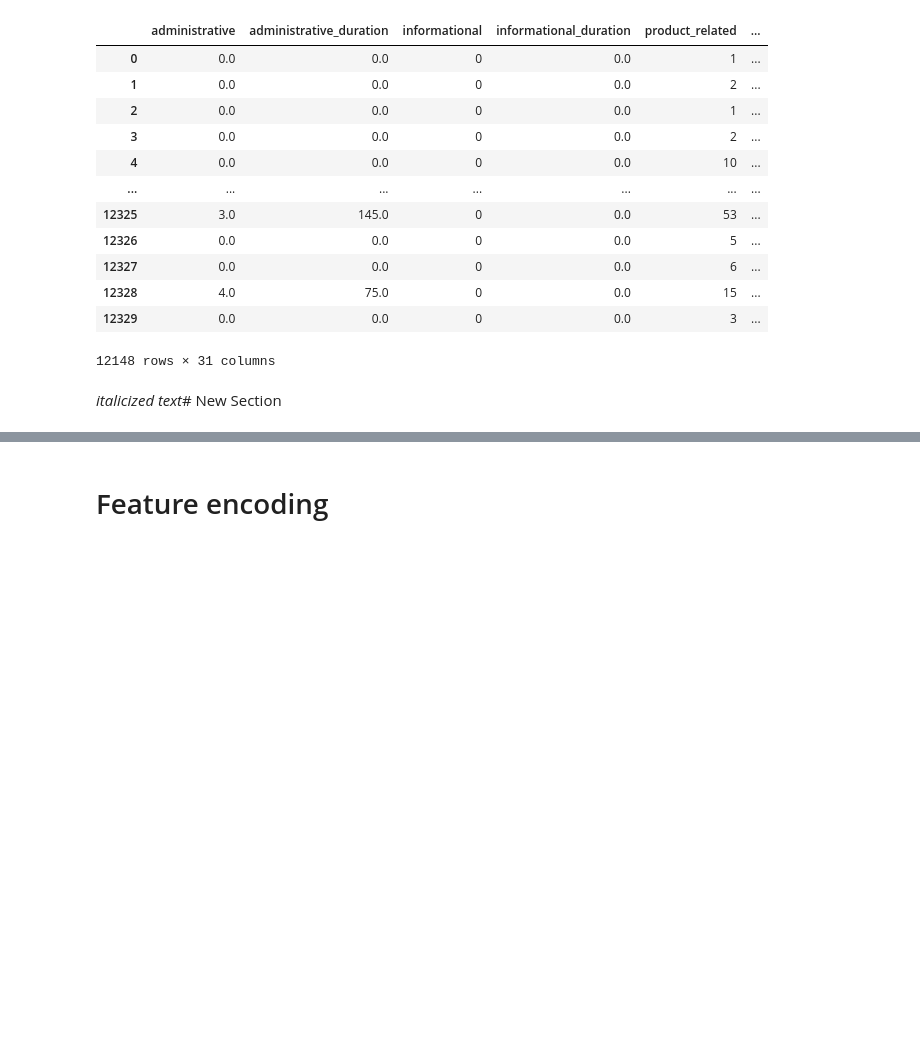
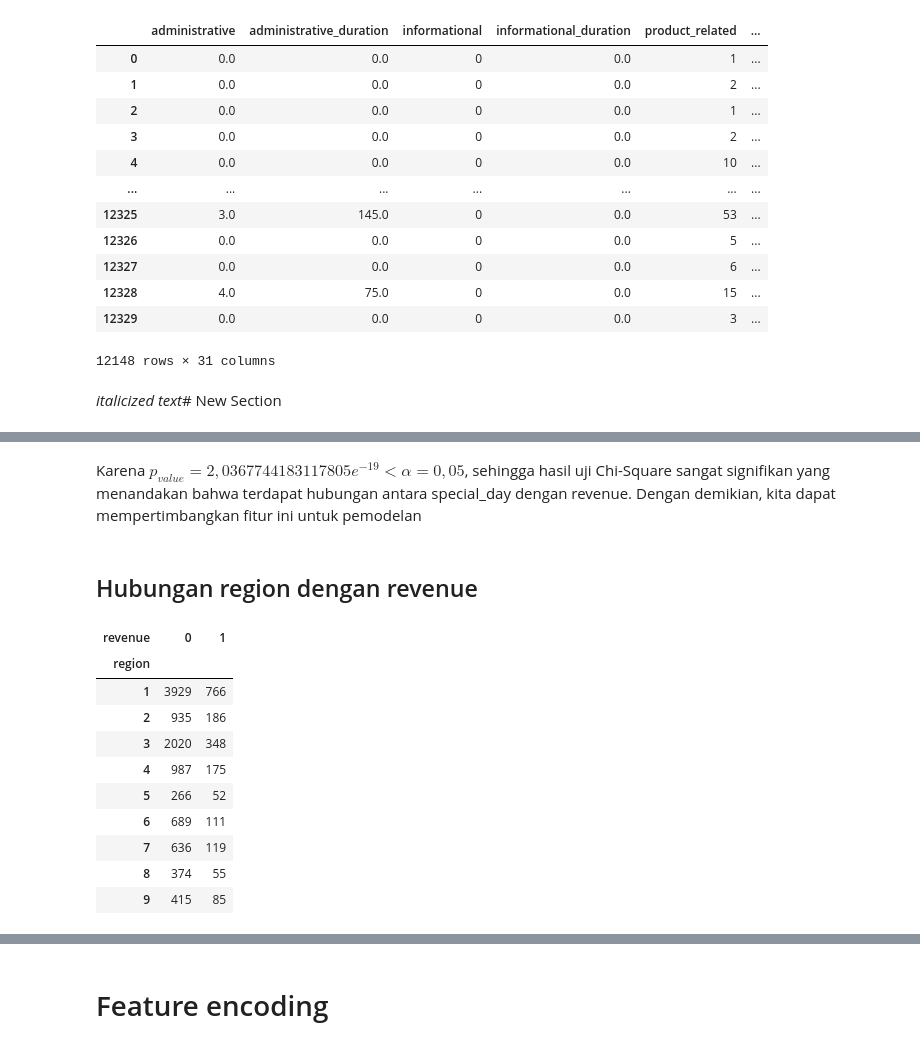
Before and after one commit to widyadaridhyp/Unlocking-Online-Shopper-Behavior, a Jupyter notebook: FINAL_PROJECT_SEABORN_TEAM_Preprocessing.ipynb, the cells around one changed output, grey strips where cells are left out. Saved outputs shown, nothing was run; the diff lists cells and outputs as text; code cells hidden in the pictures; blank space fills up the shorter version.

```diff
--- a/FINAL_PROJECT_SEABORN_TEAM_Preprocessing.ipynb
+++ b/FINAL_PROJECT_SEABORN_TEAM_Preprocessing.ipynb
@@ -354,0 +504,20 @@ data
+# %% [markdown]
+Karena $p_{value} = 2,0367744183117805e^{-19} < \alpha = 0,05$, sehingga hasil uji Chi-Square sangat signifikan yang menandakan bahwa terdapat hubungan antara special_day dengan revenue. Dengan demikian, kita dapat mempertimbangkan fitur ini untuk pemodelan
+# %% [markdown]
+## Hubungan region dengan revenue
+# %%
+tabel_kontingensi_region = data.groupby(['region','revenue']).size().unstack(fill_value=0)
+# %%
+tabel_kontingensi_region
+# %% [output]
+| revenue | 0 | 1 |
+| region |  |  |
+| 1 | 3929 | 766 |
+| 2 | 935 | 186 |
+| 3 | 2020 | 348 |
+| 4 | 987 | 175 |
+| 5 | 266 | 52 |
+| 6 | 689 | 111 |
+| 7 | 636 | 119 |
+| 8 | 374 | 55 |
+| 9 | 415 | 85 |
```
Also changed, not shown: parts of 46 cells of this notebook.
